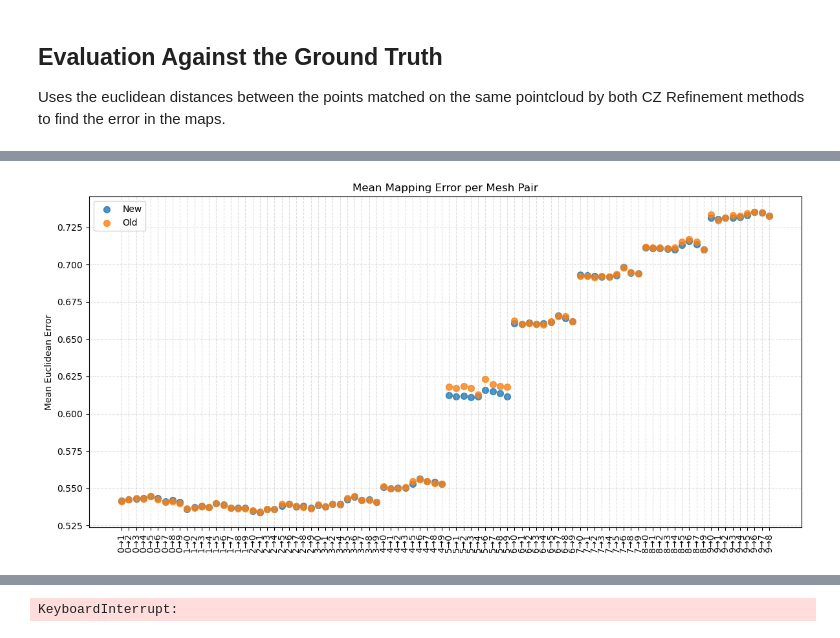
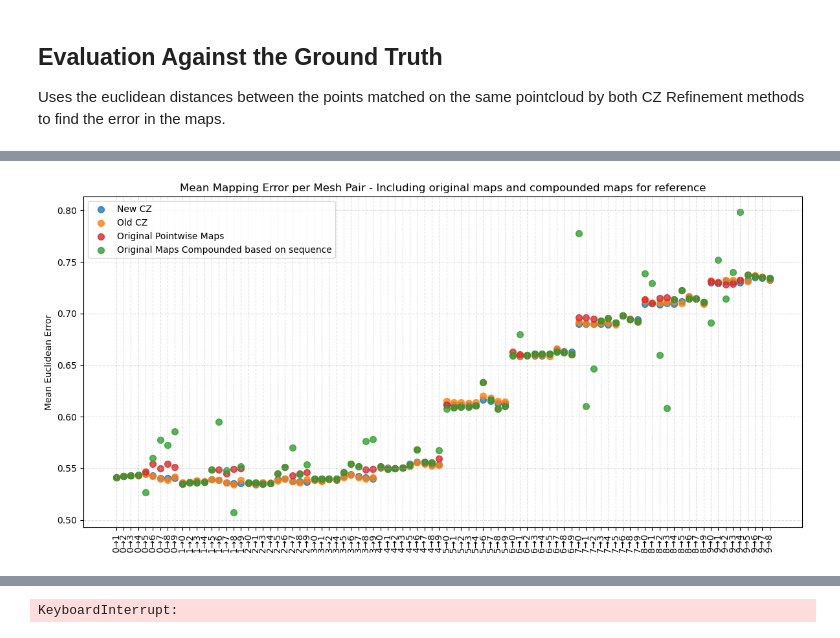
Before and after one commit to Arma1500/capstone2025, a Jupyter notebook: implementation.ipynb, the cells around one changed output, grey strips where cells are left out. Saved outputs shown, nothing was run; the diff lists cells and outputs as text; code cells hidden in the pictures.

```diff
--- a/implementation.ipynb
+++ b/implementation.ipynb
@@ -199,0 +263,2 @@ optimised_dict = 90
+# %%
+compound_dict = optimised_dict(mesh_list)
@@ -256,13 +341,13 @@ fmn_model_old.zoomout_refine(nit=25, step=2, subsample=3000, isometric=True, wei
 # %% [output]
 Computing a 3000-sized subsample for each mesh
 # %%
-# # save
-# with open("../../fmn_compounded_maps_10.pkl", "wb") as f:
-#     p.dump(fmn_model_old.maps, f)
+# save
+with open("../../true_compounded_maps_10.pkl", "wb") as f:
+    p.dump(fmn_model_old.maps, f)
 
 # # load
-with open("../../fmn_compounded_maps_10.pkl", "rb") as f:
-    fmn_model_old.maps = p.load(f)
-    #old_maps_dict = p.load(f)
+# with open("../../fmn_compounded_maps_10.pkl", "rb") as f:
+#     fmn_model_old.maps = p.load(f)
+#     #old_maps_dict = p.load(f)
 # %% [markdown]
 ## Displaying Maps for Visualisation
@@ -454,13 +394,30 @@ def pointwise_euclidean_error(p2p_map, gt_target_pcd, source_mesh):
 errors_new = {}
 errors_old = {}
 
+original_errors_maps = {}
+original_errors_compounded = {}
+
 for i in range(len(mesh_list)):
-    for j in range(len(mesh_list)):
+    for j in tqdm(range(len(mesh_list)), "Just Trying to Keep track of each iteration"):
         if i == j:
             continue
 
         mesh1, mesh2 = mesh_list[i], mesh_list[j]
         gt_target = gt_list[i]
+
+        # Adding the original pointwise maps as well
+        original_map = maps_dict[(i, j)]
+        original_compound_map = compound_dict[(i, j)] # Note: These are the maps we ran refinement on
+
+        original_map_p2p = spectral.convert.mesh_FM_to_p2p(original_map, mesh1, mesh2)
+        original_compound_map_p2p = spectral.convert.mesh_FM_to_p2p(original_compound_map, mesh1, mesh2)
+
+        err_o_map = pointwise_euclidean_error(original_map_p2p, gt_target, mesh2)
+        err_o_compound_map = pointwise_euclidean_error(original_compound_map_p2p, gt_target, mesh2)
+
+        original_errors_maps[(i, j)] = err_o_map
+        original_errors_compounded[(i, j)] = err_o_compound_map
+
 
         # Get functional maps
         new_fm = fmn_model_new.maps[(i, j)]
@@ -469,37 +426,49 @@ for i in range(len(mesh_list)):
         # Convert to point-to-point maps
         new_p2p = spectral.convert.mesh_FM_to_p2p(new_fm, mesh1, mesh2)
         old_p2p = spectral.convert.mesh_FM_to_p2p(old_fm, mesh1, mesh2)
 
         # Compute errors
         err_new = pointwise_euclidean_error(new_p2p, gt_target, mesh2)
         err_old = pointwise_euclidean_error(old_p2p, gt_target, mesh2)
 
         errors_new[(i, j)] = err_new
         errors_old[(i, j)] = err_old
 
 # Compute mean errors
 mean_errors_new = []
 mean_errors_old = []
+
+mean_original_maps = []
+mean_compounded_maps = []
+
 map_labels = []
 
 for (i, j) in errors_new:
     mean_errors_new.append(np.mean(errors_new[(i, j)]))
     mean_errors_old.append(np.mean(errors_old[(i, j)]))
+
+    mean_original_maps.append(np.mean(original_errors_maps[(i, j)]))
+    mean_compounded_maps.append(np.mean(original_errors_compounded[(i, j)]))
+
     map_labels.append(f"{i}→{j}")
 
 # Plot
 plt.figure(figsize=(12,6))
-plt.scatter(range(len(mean_errors_new)), mean_errors_new, c='tab:blue', label='New', s=50, alpha=0.8)
-plt.scatter(range(len(mean_errors_old)), mean_errors_old, c='tab:orange', label='Old', s=50, alpha=0.8)
+plt.scatter(range(len(mean_errors_new)), mean_errors_new, c='tab:blue', label='New CZ', s=50, alpha=0.8)
+plt.scatter(range(len(mean_errors_old)), mean_errors_old, c='tab:orange', label='Old CZ', s=50, alpha=0.8)
+
+plt.scatter(range(len(mean_original_maps)), mean_original_maps, c='tab:red', label='Original Pointwise Maps', s=50, alpha=0.8)
+plt.scatter(range(len(mean_compounded_maps)), mean_compounded_maps, c='tab:green', label='Original Maps Compounded based on sequence', s=50, alpha=0.8)
+
 plt.xticks(range(len(mean_errors_new)), map_labels, rotation=90)
 plt.ylabel("Mean Euclidean Error")
-plt.title("Mean Mapping Error per Mesh Pair")
+plt.title("Mean Mapping Error per Mesh Pair - Including original maps and compounded maps for reference")
 plt.legend()
 plt.grid(True, linestyle='--', alpha=0.4)
 plt.tight_layout()
 plt.show()
 # %% [output]
-[figure, old version]
+[figure, new version]
 # %%
 with open("current_errors_new.json", "wb") as f:
     p.dump(errors_new, f)
```
Also changed, not shown: parts of 22 cells of this notebook, 4 other files.
